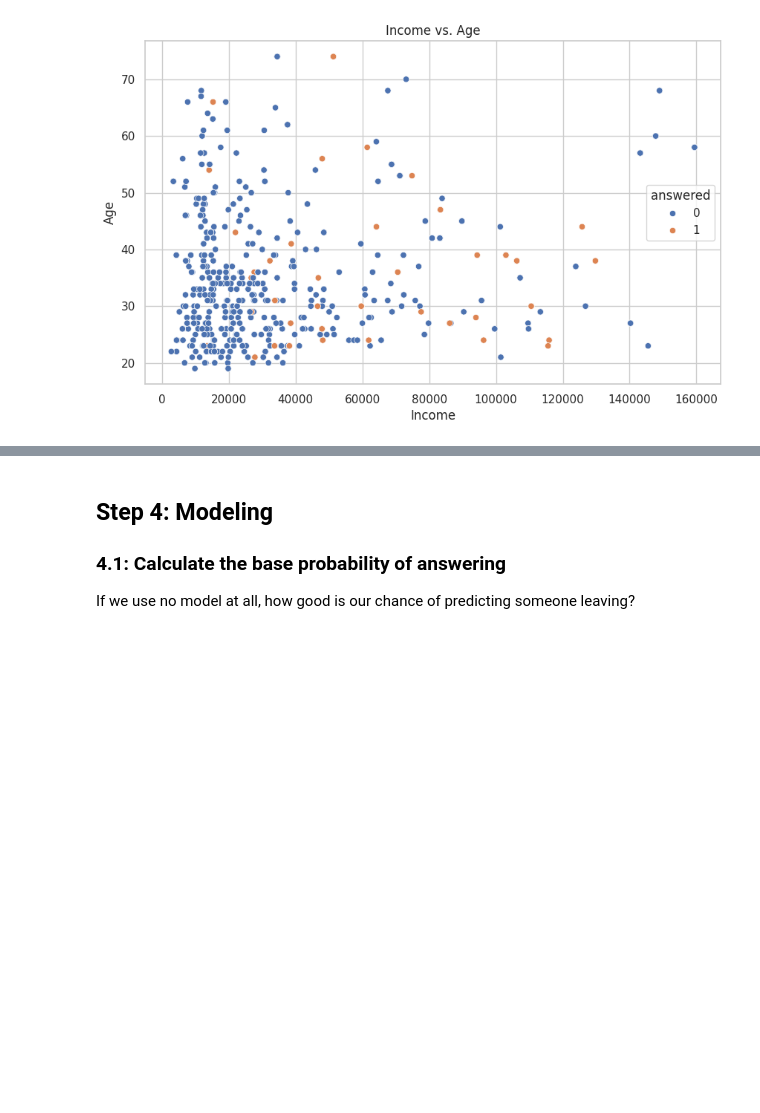
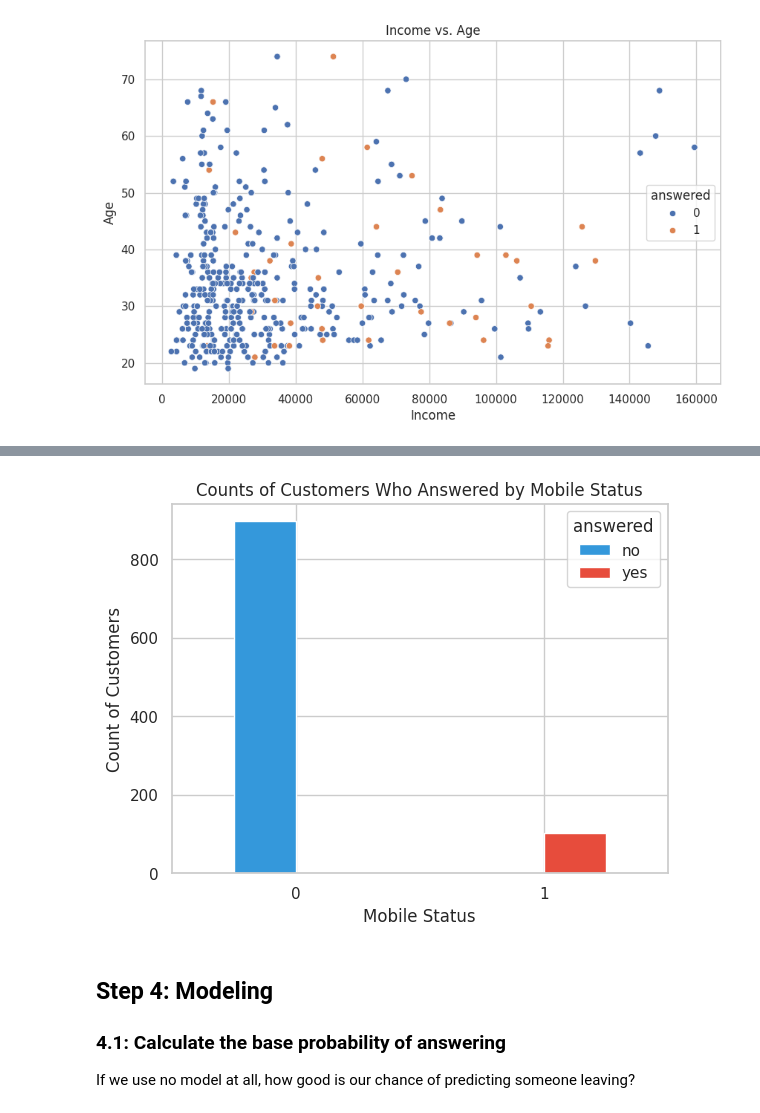
Before and after one commit to kadenpoore/12, a Jupyter notebook: Assignments/Scripts/advise_invest_template.ipynb, the cells around one changed output, grey strips where cells are left out. Cells and saved outputs as stored; diff of their text form; code cells hidden in the pictures; blank space fills up the shorter version.

```diff
--- a/Assignments/Scripts/advise_invest_template.ipynb
+++ b/Assignments/Scripts/advise_invest_template.ipynb
@@ -440,3 +455,28 @@ Mounted at /content/drive
+# %%
+import pandas as pd
+
+# Assuming your DataFrame is called df
+df['mobile'] = df['mobile'].astype('category')
+# %%
+# Count the number of occurrences of 'answered' for each 'mobile' category
+summary_table = df.groupby(['mobile', 'answered']).size().unstack(fill_value=0)
+# %%
+import seaborn as sns
+import matplotlib.pyplot as plt
+
+# Create the barplot of the counts
+summary_table.plot(kind='bar', stacked=False, color=["#3498db", "#e74c3c"])
+
+# Set the title and labels
+plt.title('Counts of Customers Who Answered by Mobile Status')
+plt.xlabel('Mobile Status')
+plt.ylabel('Count of Customers')
+plt.xticks(rotation=0)  # To make the x-axis labels readable
+
+# Show the plot
+plt.show()
+# %% [output]
+[figure, added]
 # %% [markdown]
 ## Step 4: Modeling
 
```
Also changed, not shown: parts of 3 cells of this notebook.
